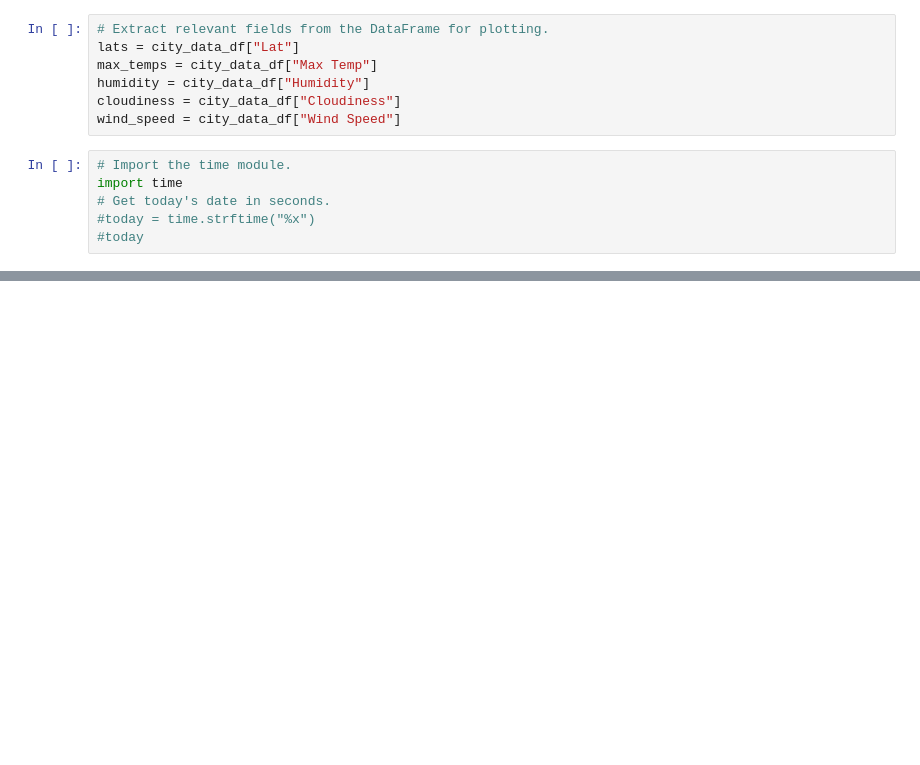
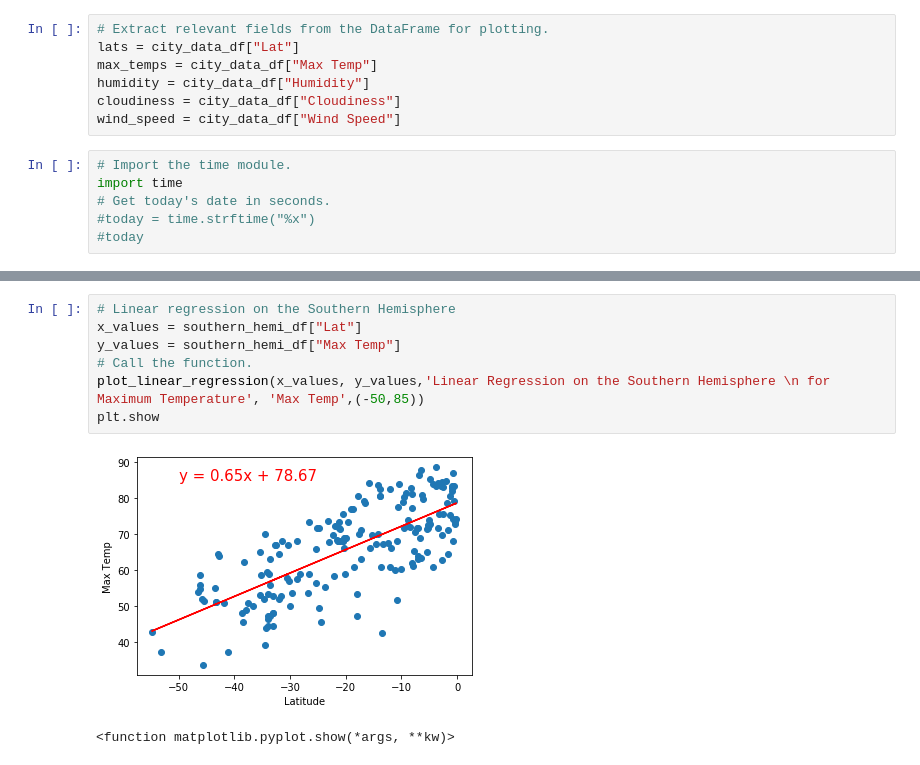
Before and after one commit to lubib/World_Weather_Analysis, a Jupyter notebook: WeatherPy.ipynb, the cells around one changed output, grey strips where cells are left out. Saved outputs shown, nothing was run; the diff lists cells and outputs as text; blank space fills up the shorter version.

```diff
--- a/WeatherPy.ipynb
+++ b/WeatherPy.ipynb
@@ -249,0 +325,10 @@ plt.show()
+# %%
+# Linear regression on the Southern Hemisphere
+x_values = southern_hemi_df["Lat"]
+y_values = southern_hemi_df["Max Temp"]
+# Call the function.
+plot_linear_regression(x_values, y_values,'Linear Regression on the Southern Hemisphere \n for Maximum Temperature', 'Max Temp',(-50,85))
+plt.show
+# %% [output]
+[figure, added]
+<function matplotlib.pyplot.show(*args, **kw)>
```
Also changed, not shown: parts of 20 cells of this notebook.
